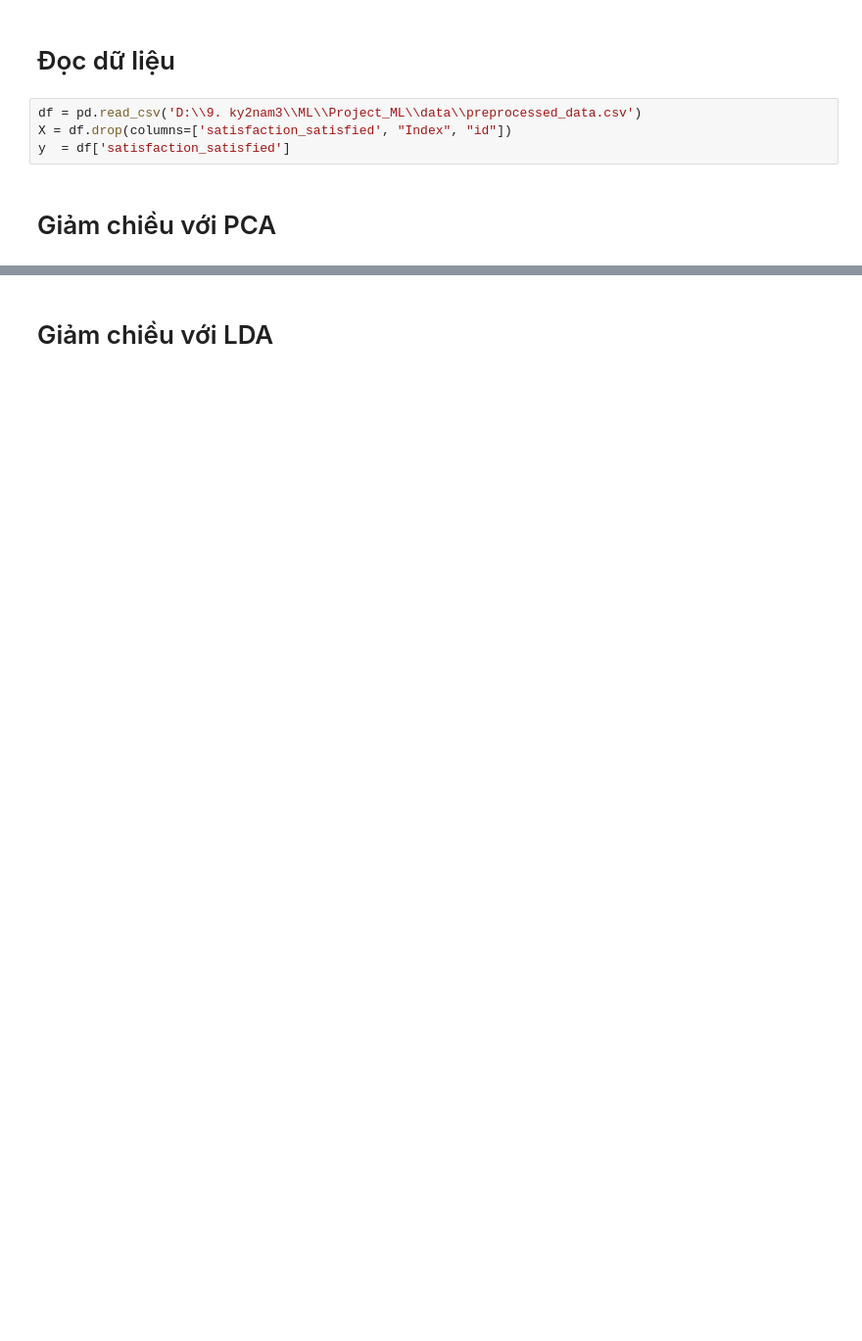
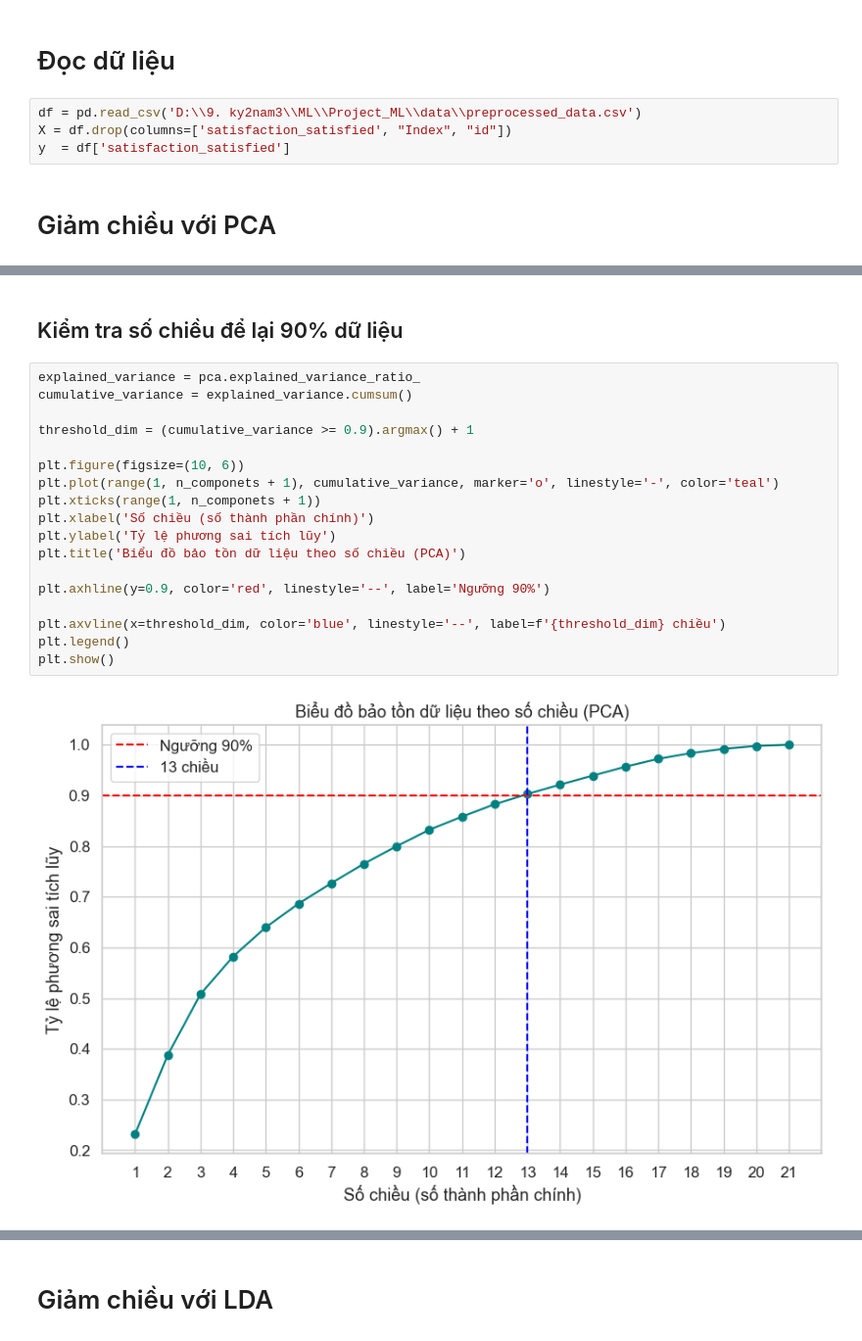
Before and after one commit to Phan-Hai/Airline_Passenger_Satisfaction_EDA, a Jupyter notebook: Notebooks/Dec.ipynb, the cells around one changed output, grey strips where cells are left out. Shown: that part at 98% size. Saved outputs shown, nothing was run; the diff lists cells and outputs as text; blank space fills up the shorter version.

```diff
--- a/Notebooks/Dec.ipynb
+++ b/Notebooks/Dec.ipynb
@@ -17,0 +29,22 @@ y  = df['satisfaction_satisfied']
+# %% [markdown]
+## Kiểm tra số chiều để lại 90% dữ liệu
+# %%
+explained_variance = pca.explained_variance_ratio_
+cumulative_variance = explained_variance.cumsum()
+
+threshold_dim = (cumulative_variance >= 0.9).argmax() + 1
+
+plt.figure(figsize=(10, 6))
+plt.plot(range(1, n_componets + 1), cumulative_variance, marker='o', linestyle='-', color='teal')
+plt.xticks(range(1, n_componets + 1))
+plt.xlabel('Số chiều (số thành phần chính)')
+plt.ylabel('Tỷ lệ phương sai tích lũy')
+plt.title('Biểu đồ bảo tồn dữ liệu theo số chiều (PCA)')
+
+plt.axhline(y=0.9, color='red', linestyle='--', label='Ngưỡng 90%')
+
+plt.axvline(x=threshold_dim, color='blue', linestyle='--', label=f'{threshold_dim} chiều')
+plt.legend()
+plt.show()
+# %% [output]
+[figure, added]
```
Also changed, not shown: parts of 18 cells of this notebook, 3 other files.
